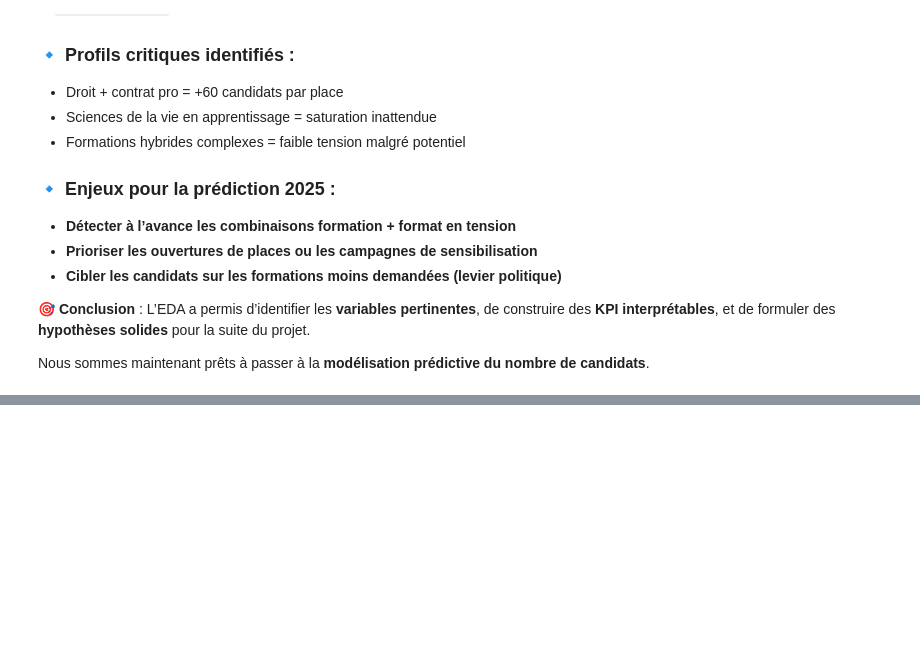
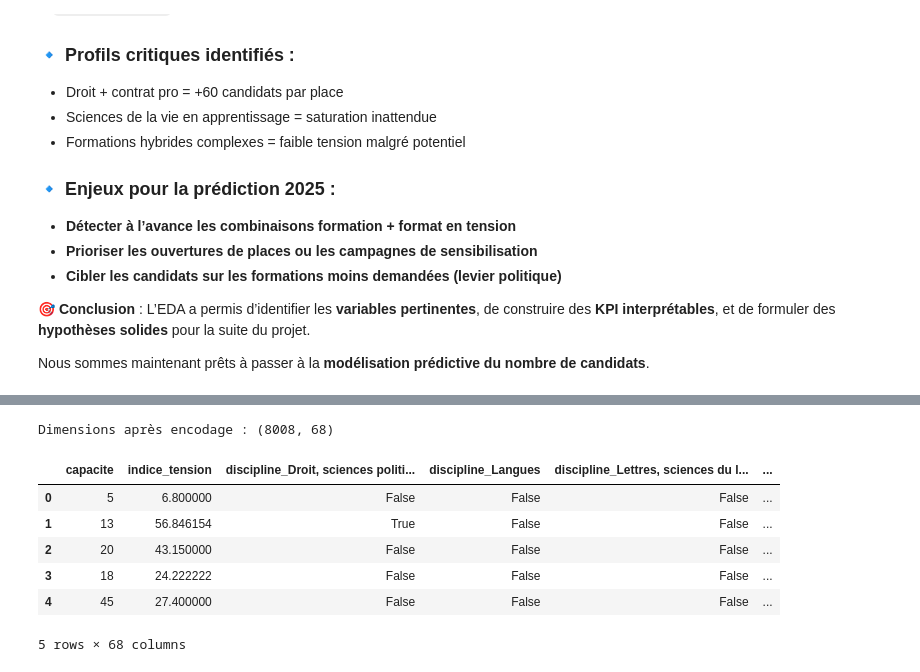
Before and after one commit to layalelzein/MonMaster2024, a Jupyter notebook: monmaster_eda.ipynb, the cells around one changed output, grey strips where cells are left out. Drawn from its saved outputs; the diff is of its cells as text; code cells hidden in the pictures; blank space fills up the shorter version.

```diff
--- a/monmaster_eda.ipynb
+++ b/monmaster_eda.ipynb
@@ -473,0 +488,11 @@ Nous sommes maintenant prêts à passer à la **modélisation prédictive du nom
+# %%
+# Sélection des variables utiles
+features = ["discipline", "modalite", "academie", "capacite", "indice_tension"]
+X = df_clean[features]
+
+# Variable cible : nombre de candidats
+y = df_clean["N_can_pp"]
+
+print("Dimensions X :", X.shape)
+print("Dimensions y :", y.shape)
+X.head()
@@ -473,0 +519,15 @@ Nous sommes maintenant prêts à passer à la **modélisation prédictive du nom
+# %%
+# Encodage One-Hot des variables catégorielles
+X_encoded = pd.get_dummies(X, columns=["discipline", "modalite", "academie"], drop_first=True)
+
+print("Dimensions après encodage :", X_encoded.shape)
+X_encoded.head()
+# %% [output]
+Dimensions après encodage : (8008, 68)
+|  | capacite | indice_tension | discipline_Droit, sciences politi... | discipline_Langues | discipline_Lettres, sciences du l... | ... |
+| 0 | 5 | 6.800000 | False | False | False | ... |
+| 1 | 13 | 56.846154 | True | False | False | ... |
+| 2 | 20 | 43.150000 | False | False | False | ... |
+| 3 | 18 | 24.222222 | False | False | False | ... |
+| 4 | 45 | 27.400000 | False | False | False | ... |
+5 rows × 68 columns
```
Also changed, not shown: parts of 28 cells of this notebook.
